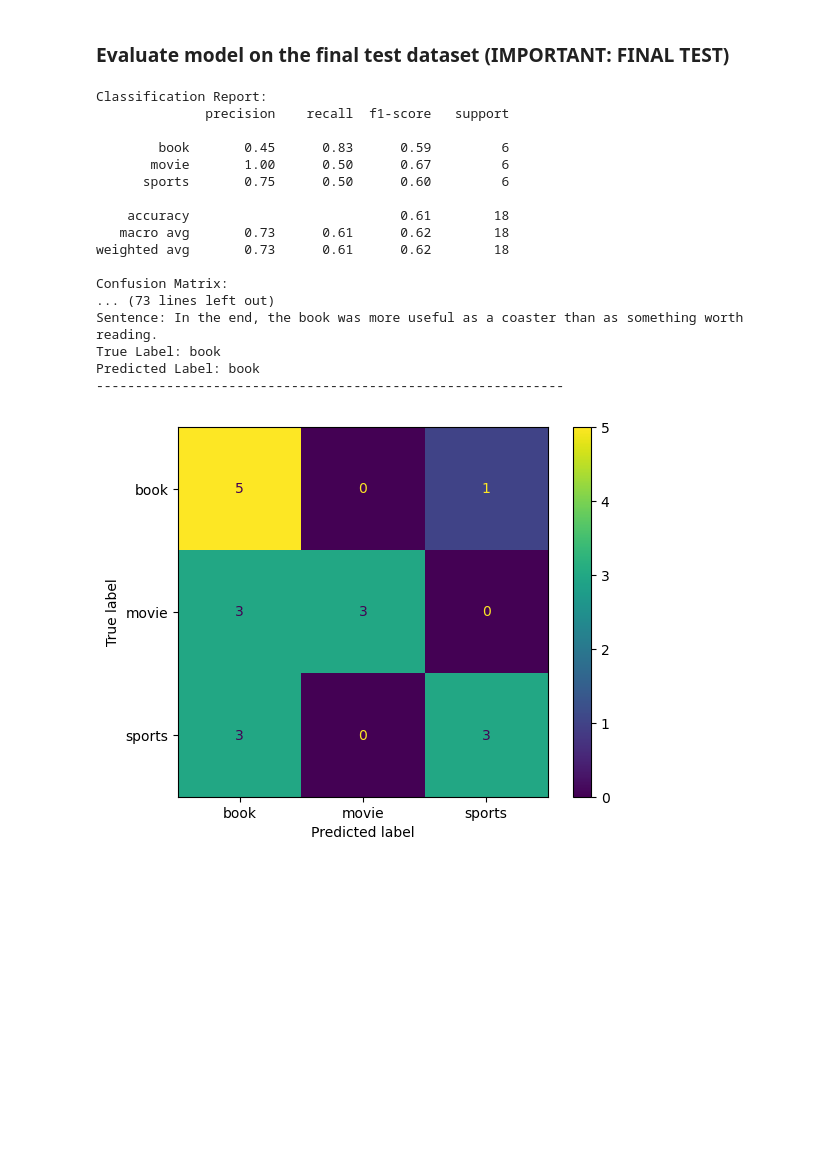
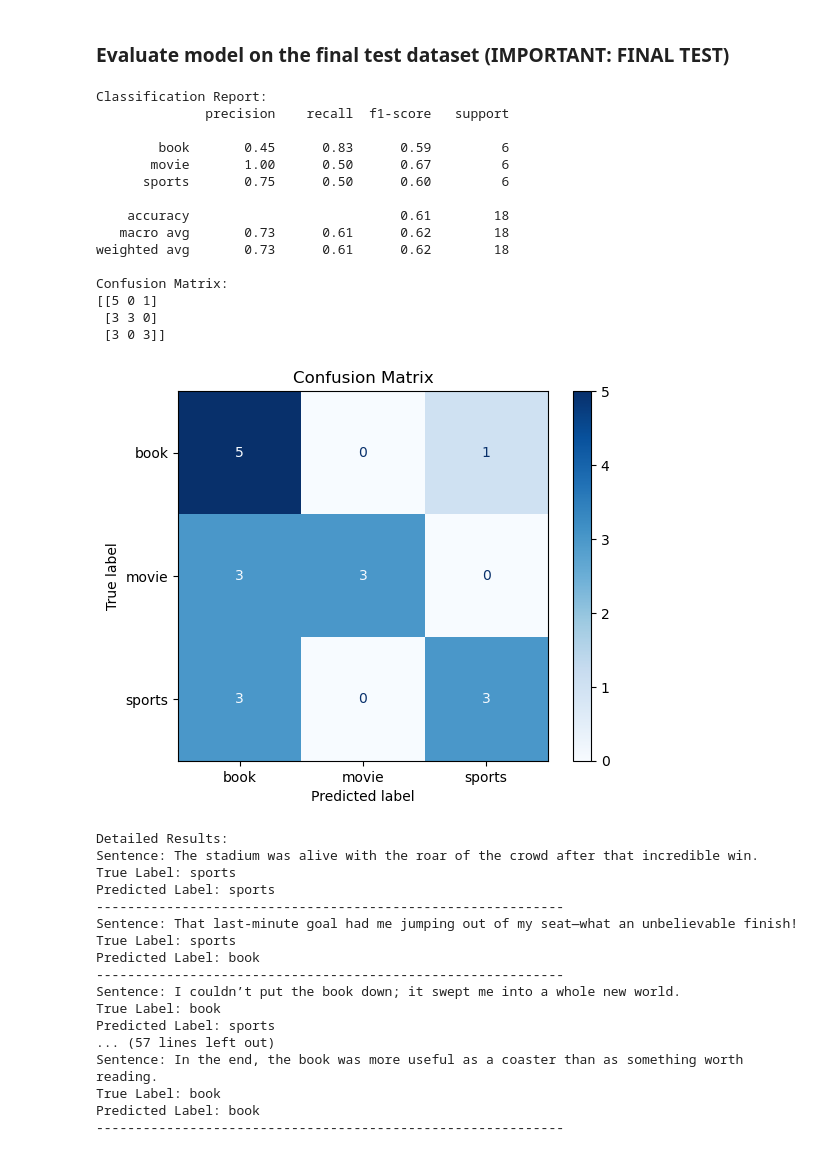
Before and after one commit to Vseonym/Text-Mining-For-AI, a Jupyter notebook: Topic analysis/topic-analysis.ipynb, the cells around one changed output. Saved outputs shown, nothing was run; the diff lists cells and outputs as text; code cells hidden in the pictures; blank space fills up the shorter version.

```diff
--- a/Topic analysis/topic-analysis.ipynb
+++ b/Topic analysis/topic-analysis.ipynb
@@ -55,6 +55,7 @@ weighted avg       0.99      0.99      0.99     30000
 # %%
 import pandas as pd
 from sklearn.metrics import classification_report, confusion_matrix, ConfusionMatrixDisplay
+import matplotlib.pyplot as plt  # <-- Add this import
 
 # Load the data
 df = pd.read_csv("../test-datasets/sentiment-topic-test.tsv", sep="\t")
@@ -67,38 +68,56 @@ X_test_tfidf = vectorizer.transform(sentences)
 # Predict using the trained SVM model
 predicted_labels = svm.predict(X_test_tfidf)
 
 # Print classification report
 print("Classification Report:")
 print(classification_report(true_labels, predicted_labels))
 
 # Print confusion matrix
 print("Confusion Matrix:")
 cm = confusion_matrix(true_labels, predicted_labels)
 print(cm)
 
-# Optional: plot the confusion matrix
-ConfusionMatrixDisplay(confusion_matrix=cm, display_labels=svm.classes_).plot()
+# Plot the confusion matrix in blue
+disp = ConfusionMatrixDisplay(confusion_matrix=cm, display_labels=svm.classes_)
+disp.plot(cmap="Blues")
+plt.title("Confusion Matrix")
+plt.show()
 
 # Print each sentence with its true and predicted label
 print("\nDetailed Results:")
 for sentence, true, pred in zip(sentences, true_labels, predicted_labels):
     print(f"Sentence: {sentence}\nTrue Label: {true}\nPredicted Label: {pred}\n{'-'*60}")
 # %% [output]
 Classification Report:
               precision    recall  f1-score   support
 
         book       0.45      0.83      0.59         6
        movie       1.00      0.50      0.67         6
       sports       0.75      0.50      0.60         6
 
     accuracy                           0.61        18
    macro avg       0.73      0.61      0.62        18
 weighted avg       0.73      0.61      0.62        18
 
 Confusion Matrix:
-... (73 lines left out)
-Sentence: In the end, the book was more useful as a coaster than as something worth reading.
-True Label: book
-Predicted Label: book
-------------------------------------------------------------
+[[5 0 1]
+ [3 3 0]
+ [3 0 3]]
-[figure, old version]
+[figure, new version]
+Detailed Results:
+Sentence: The stadium was alive with the roar of the crowd after that incredible win.
+True Label: sports
+Predicted Label: sports
+------------------------------------------------------------
+Sentence: That last-minute goal had me jumping out of my seat—what an unbelievable finish!
+True Label: sports
+Predicted Label: book
+------------------------------------------------------------
+Sentence: I couldn’t put the book down; it swept me into a whole new world.
+True Label: book
+Predicted Label: sports
+... (57 lines left out)
+Sentence: In the end, the book was more useful as a coaster than as something worth reading.
+True Label: book
+Predicted Label: book
+------------------------------------------------------------
```
